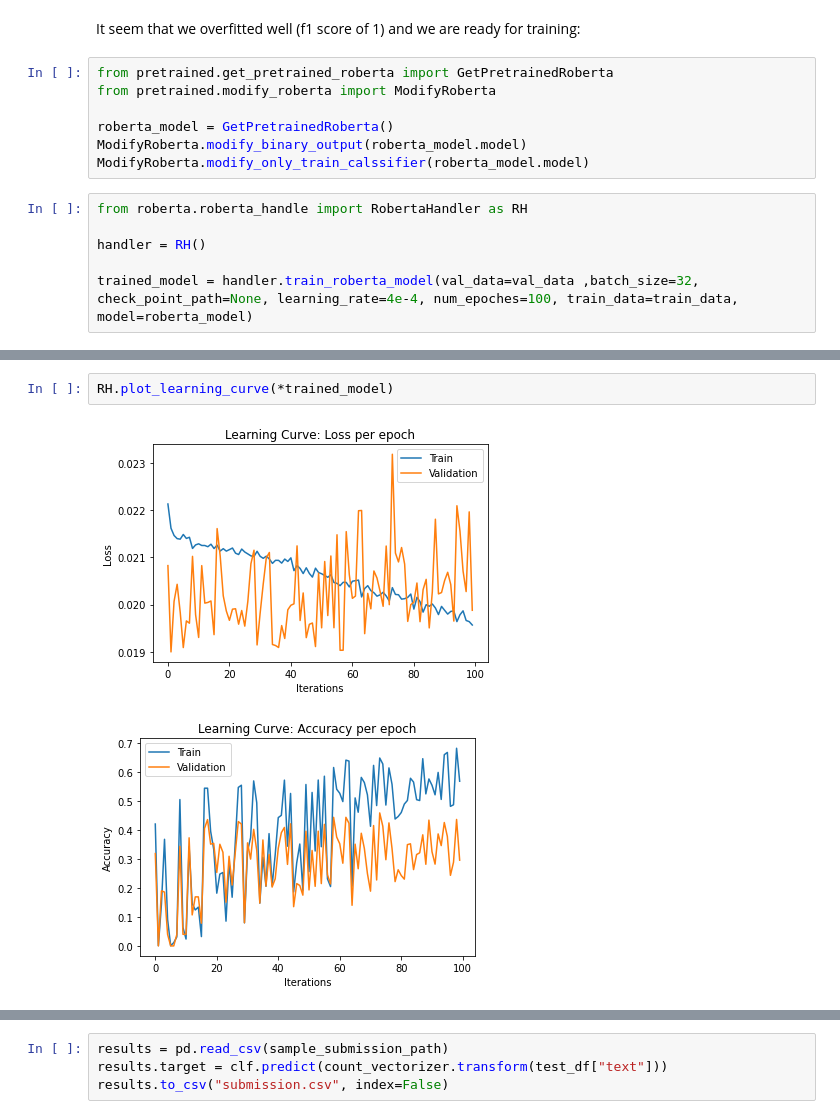
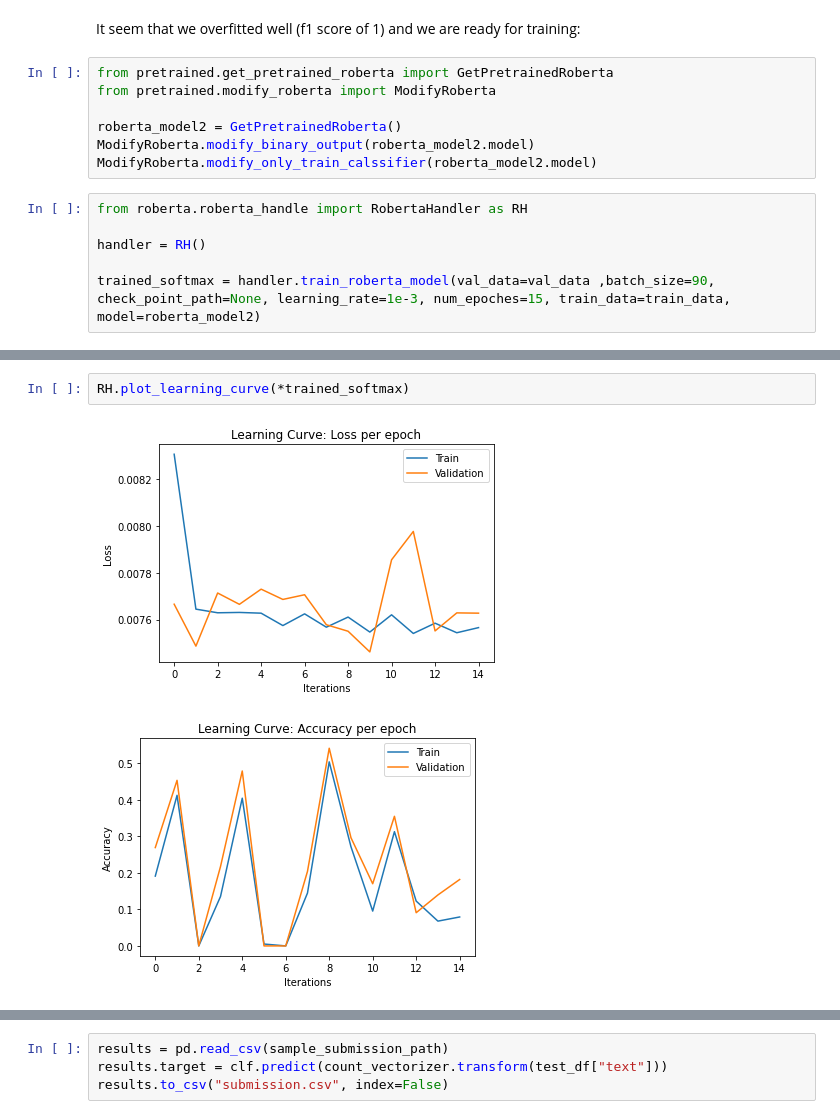
Before and after one commit to ArielFix/DLINtroProject, a Jupyter notebook: NLP_Project Roberta.ipynb, the cells around one changed output, grey strips where cells are left out. Cells and saved outputs as stored; diff of their text form.

```diff
--- a/NLP_Project Roberta.ipynb
+++ b/NLP_Project Roberta.ipynb
@@ -232,13 +235,13 @@ It seem that we overfitted well (f1 score of 1) and we are ready for training:
 from pretrained.get_pretrained_roberta import GetPretrainedRoberta
 from pretrained.modify_roberta import ModifyRoberta
 
-roberta_model = GetPretrainedRoberta()
-ModifyRoberta.modify_binary_output(roberta_model.model)
-ModifyRoberta.modify_only_train_calssifier(roberta_model.model)
+roberta_model2 = GetPretrainedRoberta()
+ModifyRoberta.modify_binary_output(roberta_model2.model)
+ModifyRoberta.modify_only_train_calssifier(roberta_model2.model)
 # %%
 from roberta.roberta_handle import RobertaHandler as RH
 
 handler = RH()
 
-trained_model = handler.train_roberta_model(val_data=val_data ,batch_size=32, check_point_path=None, learning_rate=4e-4, num_epoches=100, train_data=train_data, model=roberta_model)
+trained_softmax = handler.train_roberta_model(val_data=val_data ,batch_size=90, check_point_path=None, learning_rate=1e-3, num_epoches=15, train_data=train_data, model=roberta_model2)
 # %% [output]
@@ -262,5 +263,5 @@ trained_model = handler.train_roberta_model(val_data=val_data ,batch_size=32, ch
 # %%
-RH.plot_learning_curve(*trained_model)
+RH.plot_learning_curve(*trained_softmax)
 # %% [output]
-[figure, old version]
+[figure, new version]
-[figure, old version]
+[figure, new version]
```
Also changed, not shown: parts of 7 cells of this notebook, 2 other files.
